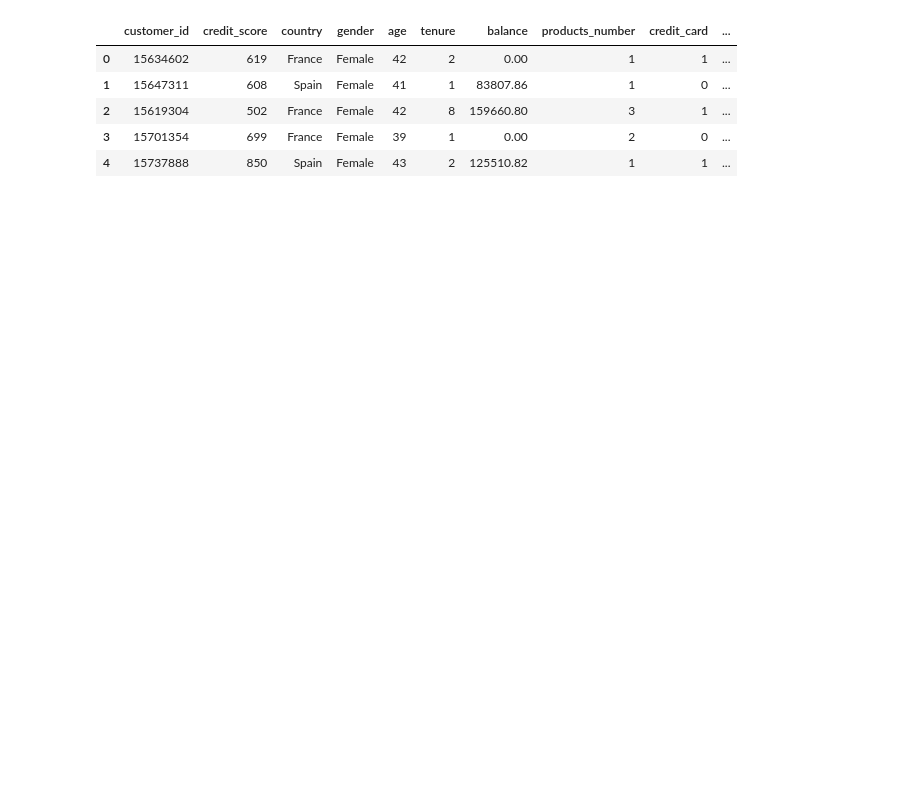
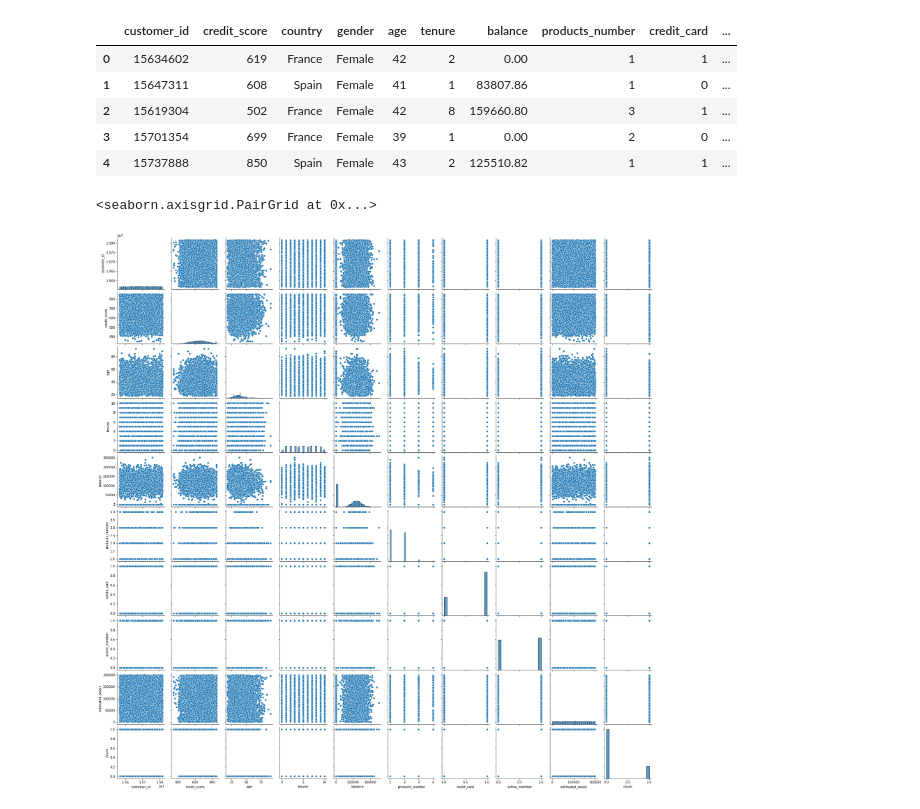
Before and after one commit to SBodapati11/Tree-Classification, a Jupyter notebook: Tree Classification.ipynb, the cells around one changed output. Cells and saved outputs as stored; diff of their text form; code cells hidden in the pictures; blank space fills up the shorter version.

```diff
--- a/Tree Classification.ipynb
+++ b/Tree Classification.ipynb
@@ -62,3 +64,13 @@ dataset.head()
 # active_member - whether the customer is an active member (1=yes, 0=no)
 # estimated_salary - the estimated salary of the customer
 # churn - whether the customer has left the bank during some period (1=yes, 0=no) (This is what we are trying to predict)
+# %%
+# Plot all the pairwise relationships
+# Here, a pairplot usually offers no information about the strength of input variables because the data is generally
+# encoded and/or because this is a classification task
+# However, we can see that the data for the credit score and balance seem to be normally distributed
+# Age seems to be bell shaped but skewed to the right
+sns.pairplot(dataset)
+# %% [output]
+<seaborn.axisgrid.PairGrid at 0x...>
+[figure, added]
```
Also changed, not shown: parts of 17 cells of this notebook.
